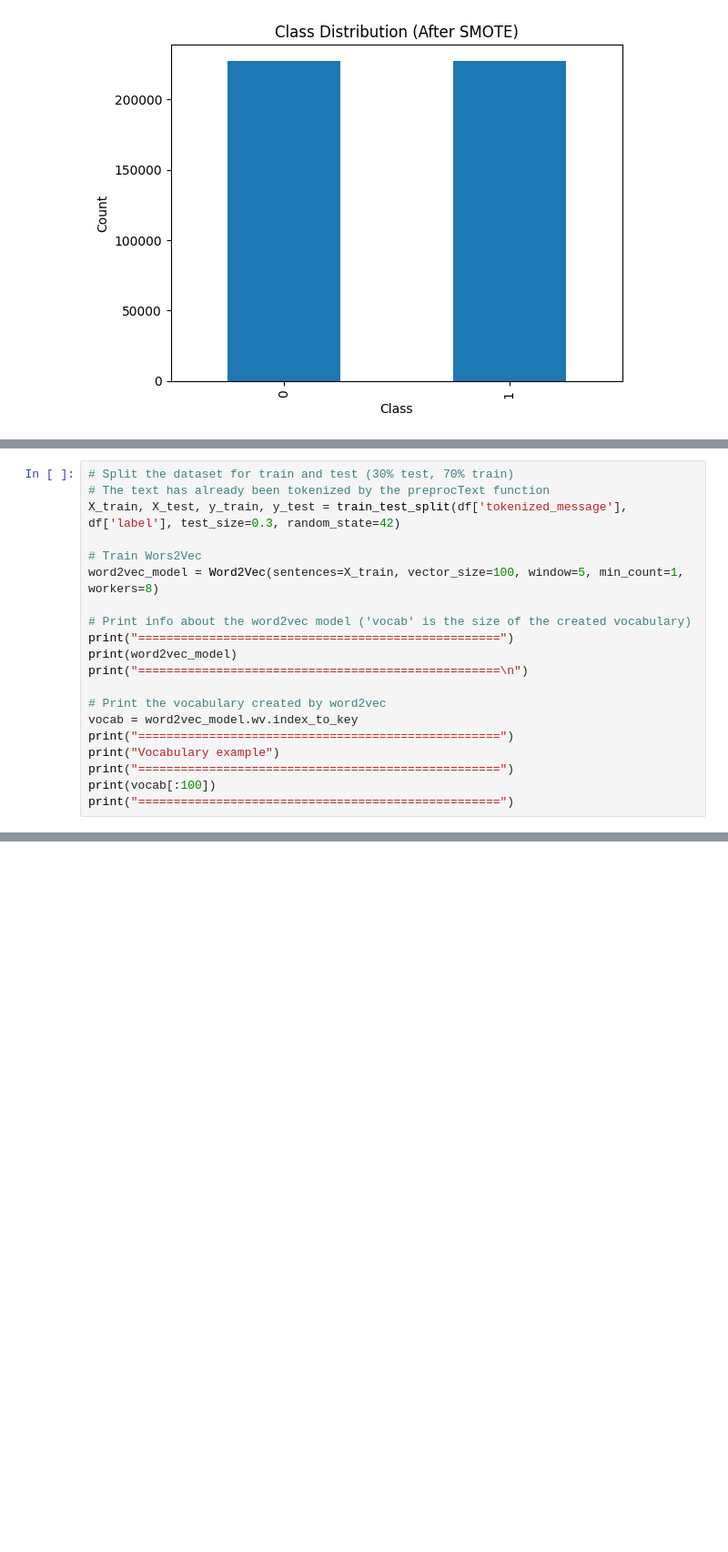
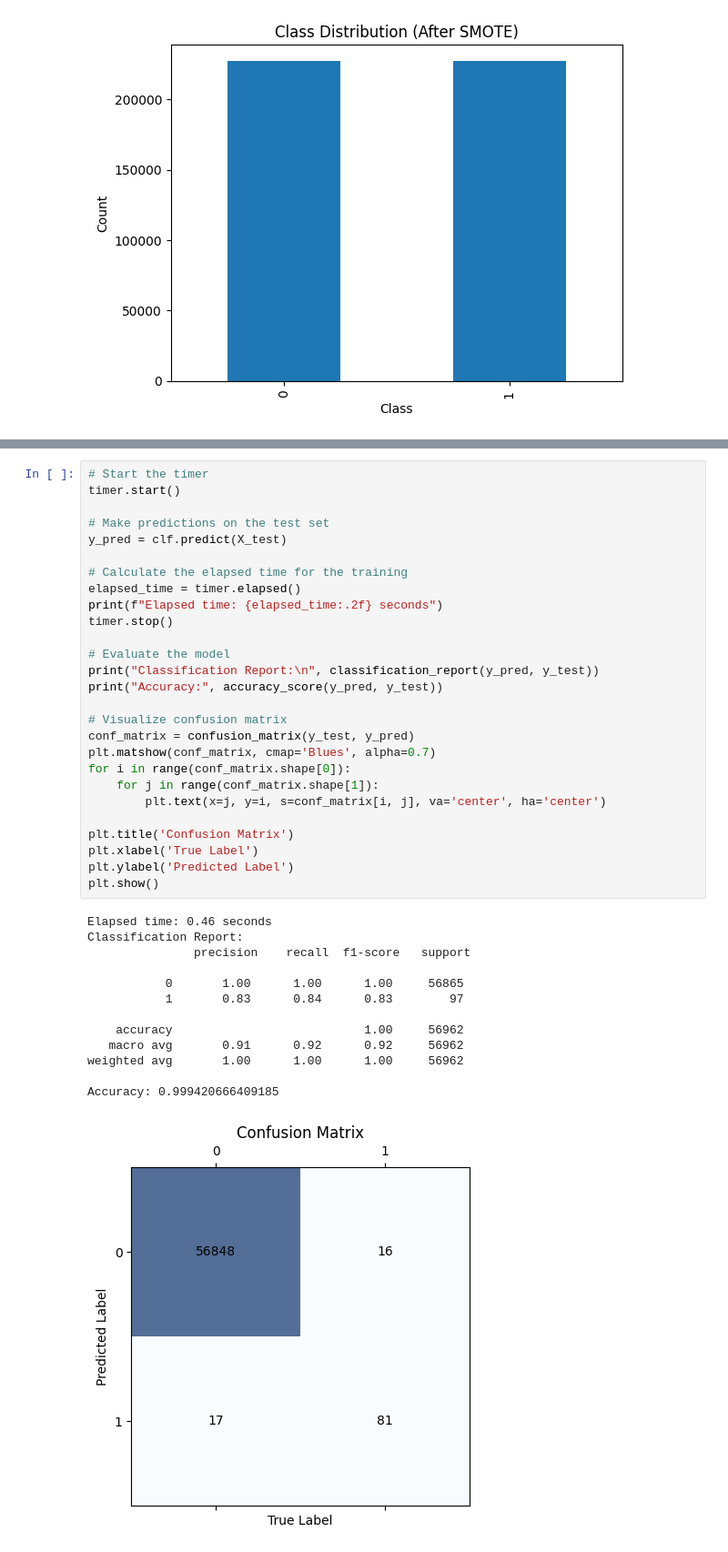
Before and after one commit to mf198/CM3070, a Jupyter notebook: code/CM3070.ipynb, the cells around one changed output, grey strips where cells are left out. Shown: that part at 91% size. Saved outputs shown, nothing was run; the diff lists cells and outputs as text; blank space fills up the shorter version.

Commit message:
feat(CM3070): end of report

```diff
--- a/code/CM3070.ipynb
+++ b/code/CM3070.ipynb
@@ -825,20 +136,0 @@ Name: tokenized_message, Length: 75419, dtype: object
-# %%
-# Split the dataset for train and test (30% test, 70% train)
-# The text has already been tokenized by the preprocText function
-X_train, X_test, y_train, y_test = train_test_split(df['tokenized_message'], df['label'], test_size=0.3, random_state=42)
-
-# Train Wors2Vec
-word2vec_model = Word2Vec(sentences=X_train, vector_size=100, window=5, min_count=1, workers=8)
-
-# Print info about the word2vec model ('vocab' is the size of the created vocabulary)
-print("===================================================")
-print(word2vec_model)
-print("===================================================\n")
-
-# Print the vocabulary created by word2vec
-vocab = word2vec_model.wv.index_to_key
-print("===================================================")
-print("Vocabulary example")
-print("===================================================")
-print(vocab[:100])
-print("===================================================")
@@ -1012,0 +151,41 @@ However, the use of text analysis techniques was very interesting; I think the m
+# %%
+# Start the timer
+timer.start()
+
+# Make predictions on the test set
+y_pred = clf.predict(X_test)
+
+# Calculate the elapsed time for the training
+elapsed_time = timer.elapsed()
+print(f"Elapsed time: {elapsed_time:.2f} seconds")
+timer.stop()
+
+# Evaluate the model
+print("Classification Report:\n", classification_report(y_pred, y_test))
+print("Accuracy:", accuracy_score(y_pred, y_test))
+
+# Visualize confusion matrix
+conf_matrix = confusion_matrix(y_test, y_pred)
+plt.matshow(conf_matrix, cmap='Blues', alpha=0.7)
+for i in range(conf_matrix.shape[0]):
+    for j in range(conf_matrix.shape[1]):
+        plt.text(x=j, y=i, s=conf_matrix[i, j], va='center', ha='center')
+
+plt.title('Confusion Matrix')
+plt.xlabel('True Label')
+plt.ylabel('Predicted Label')
+plt.show()
+# %% [output]
+Elapsed time: 0.46 seconds
+Classification Report:
+               precision    recall  f1-score   support
+
+           0       1.00      1.00      1.00     56865
+           1       0.83      0.84      0.83        97
+
+    accuracy                           1.00     56962
+   macro avg       0.91      0.92      0.92     56962
+weighted avg       1.00      1.00      1.00     56962
+
+Accuracy: 0.999420666409185
+[figure, added]
```
Also changed, not shown: parts of 54 cells of this notebook, 1 other file.
